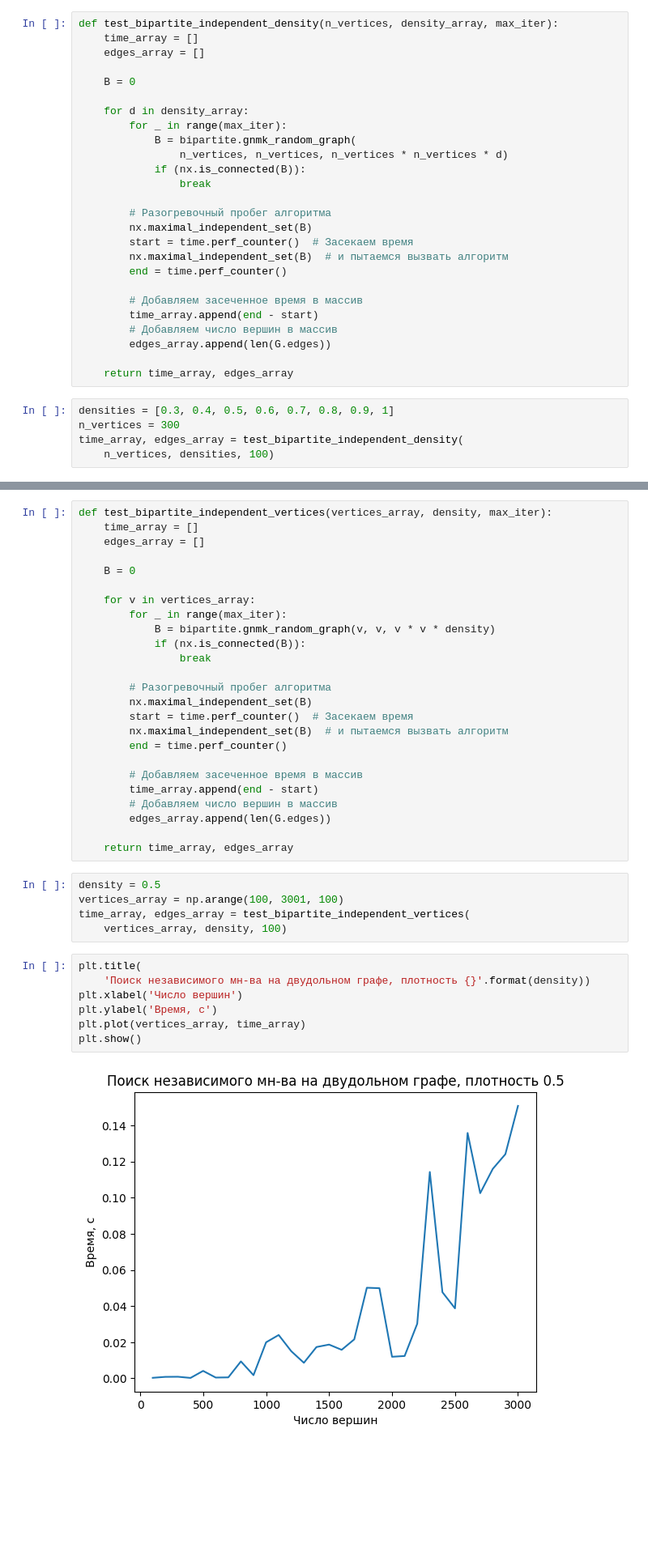
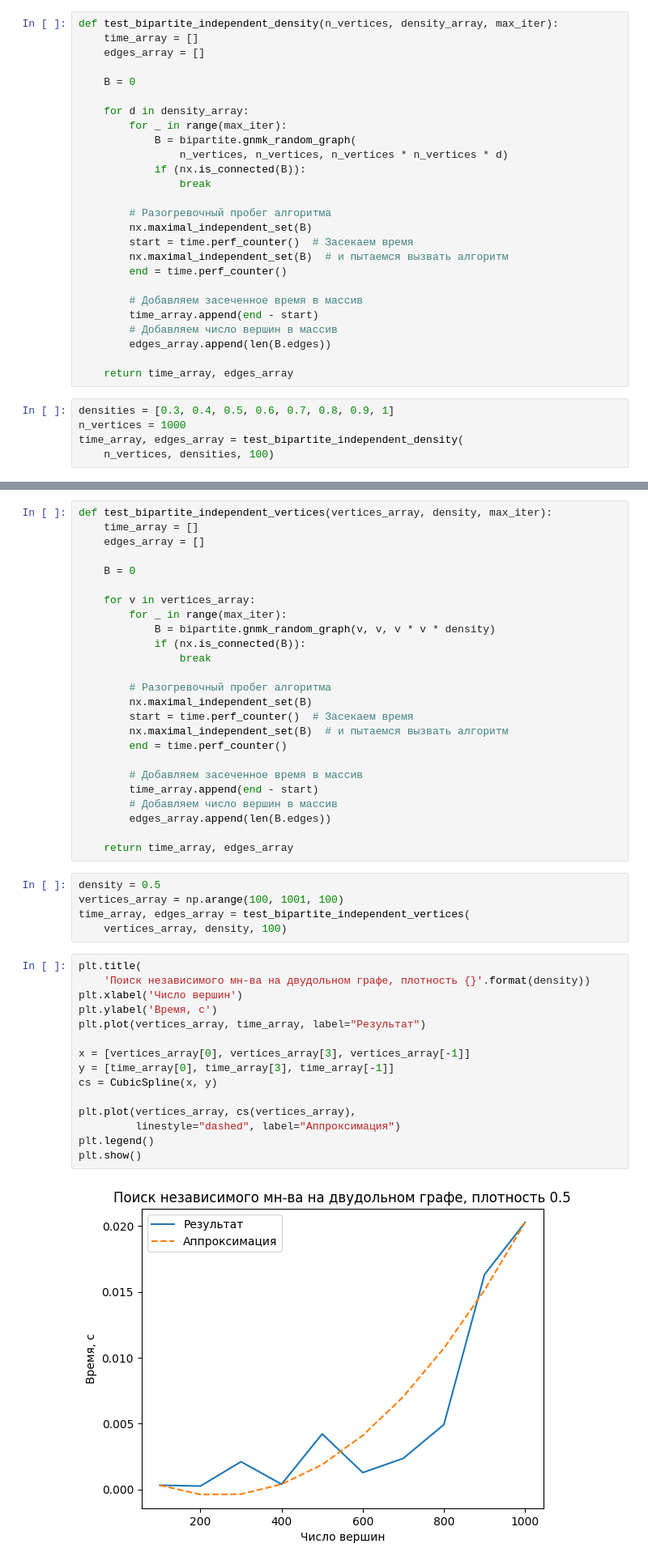
Before and after one commit to multifacs/graph-algorithms, a Jupyter notebook: graph-algorithms-final.ipynb, the cells around one changed output, grey strips where cells are left out. Shown at 81% size. Saved outputs shown, nothing was run; the diff lists cells and outputs as text; blank space fills up the shorter version.

```diff
--- a/graph-algorithms-final.ipynb
+++ b/graph-algorithms-final.ipynb
@@ -363,12 +409,12 @@ def test_bipartite_independent_density(n_vertices, density_array, max_iter):
         # Добавляем засеченное время в массив
         time_array.append(end - start)
         # Добавляем число вершин в массив
-        edges_array.append(len(G.edges))
+        edges_array.append(len(B.edges))
 
     return time_array, edges_array
 # %%
 densities = [0.3, 0.4, 0.5, 0.6, 0.7, 0.8, 0.9, 1]
-n_vertices = 300
+n_vertices = 1000
 time_array, edges_array = test_bipartite_independent_density(
     n_vertices, densities, 100)
 # %%
@@ -401,20 +454,28 @@ def test_bipartite_independent_vertices(vertices_array, density, max_iter):
         # Добавляем засеченное время в массив
         time_array.append(end - start)
         # Добавляем число вершин в массив
-        edges_array.append(len(G.edges))
+        edges_array.append(len(B.edges))
 
     return time_array, edges_array
 # %%
 density = 0.5
-vertices_array = np.arange(100, 3001, 100)
+vertices_array = np.arange(100, 1001, 100)
 time_array, edges_array = test_bipartite_independent_vertices(
     vertices_array, density, 100)
 # %%
 plt.title(
     'Поиск независимого мн-ва на двудольном графе, плотность {}'.format(density))
 plt.xlabel('Число вершин')
 plt.ylabel('Время, с')
-plt.plot(vertices_array, time_array)
+plt.plot(vertices_array, time_array, label="Результат")
+
+x = [vertices_array[0], vertices_array[3], vertices_array[-1]]
+y = [time_array[0], time_array[3], time_array[-1]]
+cs = CubicSpline(x, y)
+
+plt.plot(vertices_array, cs(vertices_array),
+         linestyle="dashed", label="Аппроксимация")
+plt.legend()
 plt.show()
 # %% [output]
-[figure, old version]
+[figure, new version]
```
Also changed, not shown: parts of 15 cells of this notebook.
